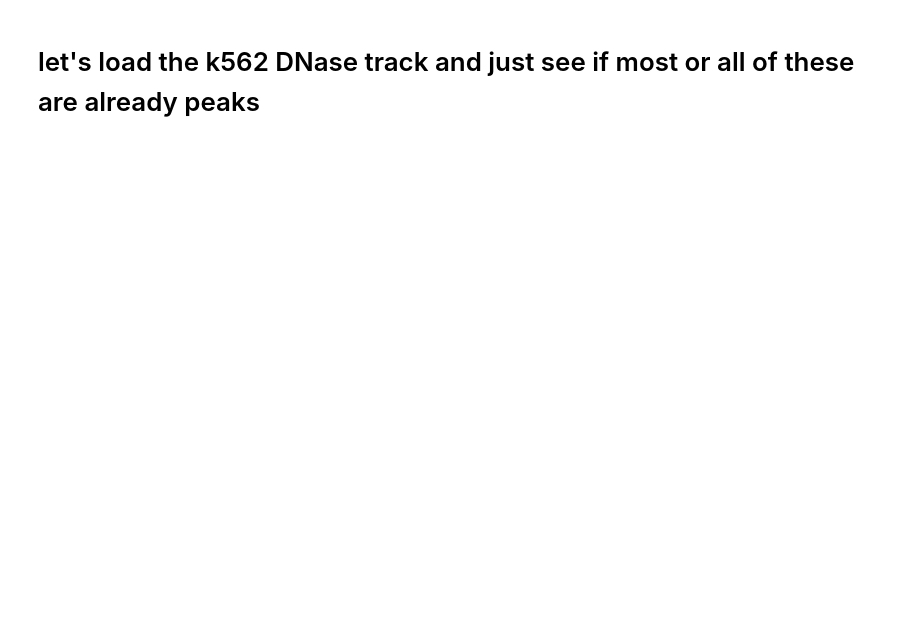
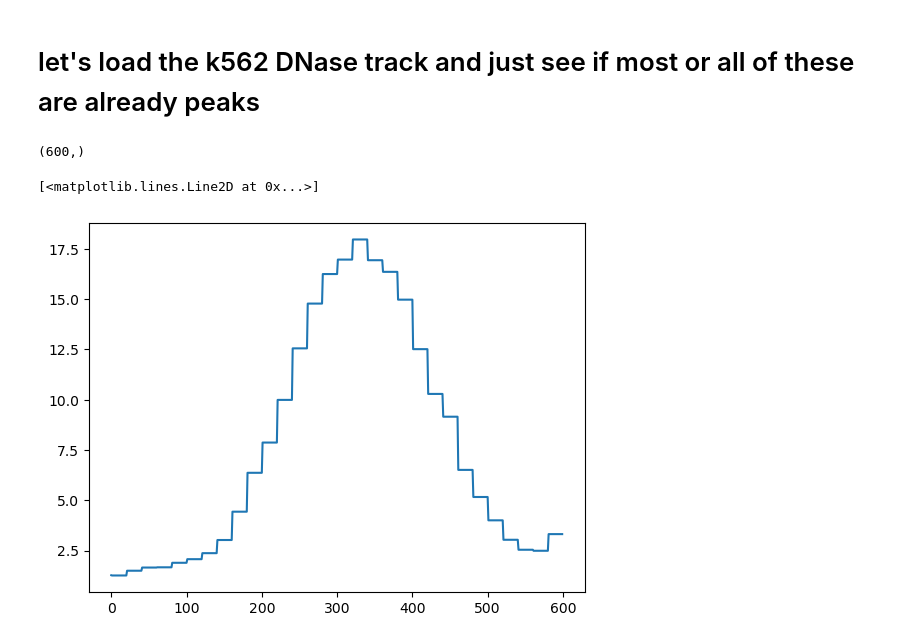
Before and after one commit to Sarthak-Ti/caduceus, a Jupyter notebook: code_test/EP_linking.ipynb, the cells around one changed output. Cells and saved outputs as stored; diff of their text form; code cells hidden in the pictures; blank space fills up the shorter version.

```diff
--- a/code_test/EP_linking.ipynb
+++ b/code_test/EP_linking.ipynb
@@ -70,3 +84,18 @@ df = pd.read_csv(path, sep="\t")
 k562_file = '/data1/lesliec/sarthak/data/DK_zarr/zarr_arrays/cell_type_arrays/K562_DNase.npz'
 with np.load(k562_file) as k562_file:
     k562 = {key: np.array(k562_file[key]) for key in k562_file}
+# %%
+temp = df.iloc[0]
+chrom = temp['chrom']
+start = temp['chromStart']
+end = temp['chromEnd']
+track = k562[chrom][0,start-50:end+50]
+track.shape
+# %% [output]
+(600,)
+# %%
+import matplotlib.pyplot as plt
+plt.plot(track) #is
+# %% [output]
+[<matplotlib.lines.Line2D at 0x...>]
+[figure, added]
```
Also changed, not shown: parts of 1 cell of this notebook, 19 other files.
